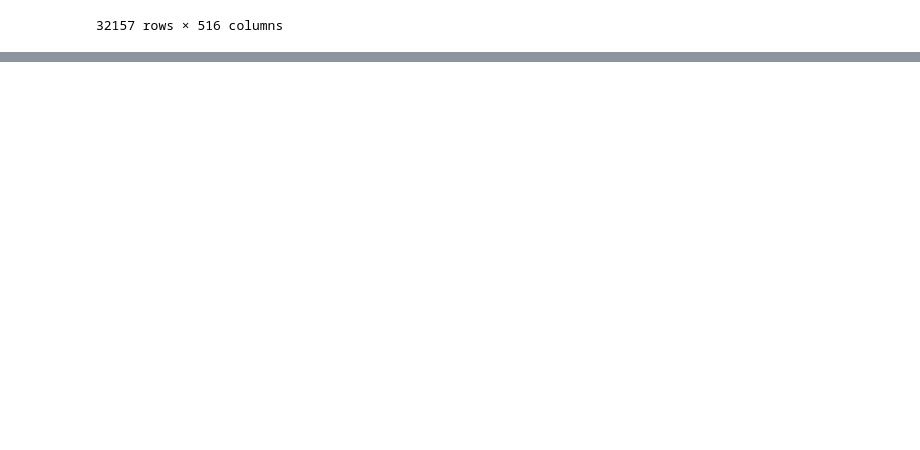
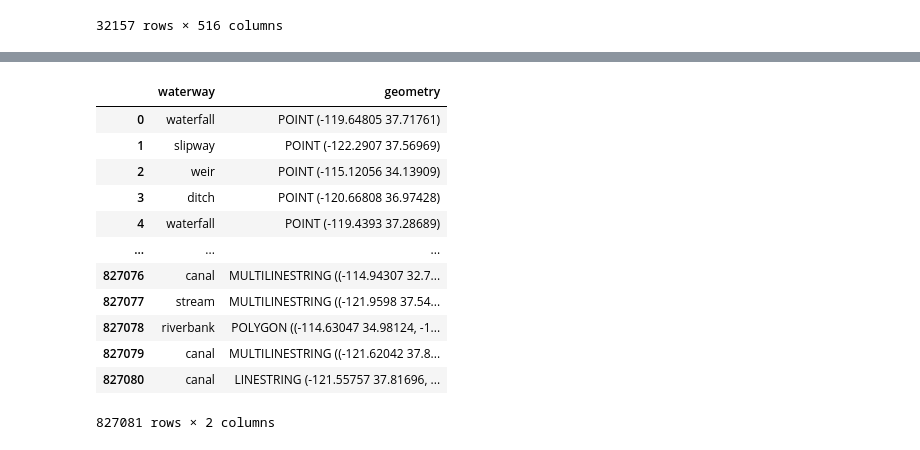
Before and after one commit to sarkarsusanket/esri-earth-search-engine, a Jupyter notebook: call_search_engine.ipynb, the cells around one changed output, grey strips where cells are left out. Drawn from its saved outputs; the diff is of its cells as text; code cells hidden in the pictures; blank space fills up the shorter version.

```diff
--- a/call_search_engine.ipynb
+++ b/call_search_engine.ipynb
@@ -1696,0 +1954,20 @@ pd.read_parquet(rf"E:\Results\mmdfm\embeddings\zip\zip_crossattn_512dim.parquet"
+# %%
+# 1. Ensure natural column is string, drop NaNs if needed
+has_no_digits = (
+    df['natural']
+    .fillna('')
+    .astype(str)
+    .str.contains(r'\d', regex=True) == False
+)
+
+# 2. Filter out empty strings/NaNs (optional, depending on whether you want to keep missing natural values)
+has_value = df['natural'].notna() & (df['natural'] != '')
+
+# 3. Apply filter
+df = df[has_no_digits & has_value].copy()
+# %%
+# Filter rows where either 'name' OR 'amenity' is present
+condition = [True]*len(df)#df['name'].notna() | df['amenity'].notna()
+
+# Select the desired columns
+result_df = df.loc[condition, ['waterway', 'geometry']]
@@ -1696,0 +1976,16 @@ pd.read_parquet(rf"E:\Results\mmdfm\embeddings\zip\zip_crossattn_512dim.parquet"
+# %%
+result_df
+# %% [output]
+|  | waterway | geometry |
+| 0 | waterfall | POINT (-119.64805 37.71761) |
+| 1 | slipway | POINT (-122.2907 37.56969) |
+| 2 | weir | POINT (-115.12056 34.13909) |
+| 3 | ditch | POINT (-120.66808 36.97428) |
+| 4 | waterfall | POINT (-119.4393 37.28689) |
+| ... | ... | ... |
+| 827076 | canal | MULTILINESTRING ((-114.94307 32.7... |
+| 827077 | stream | MULTILINESTRING ((-121.9598 37.54... |
+| 827078 | riverbank | POLYGON ((-114.63047 34.98124, -1... |
+| 827079 | canal | MULTILINESTRING ((-121.62042 37.8... |
+| 827080 | canal | LINESTRING (-121.55757 37.81696, ... |
+827081 rows × 2 columns
```
Also changed, not shown: parts of 14 cells of this notebook, 3 other files.
